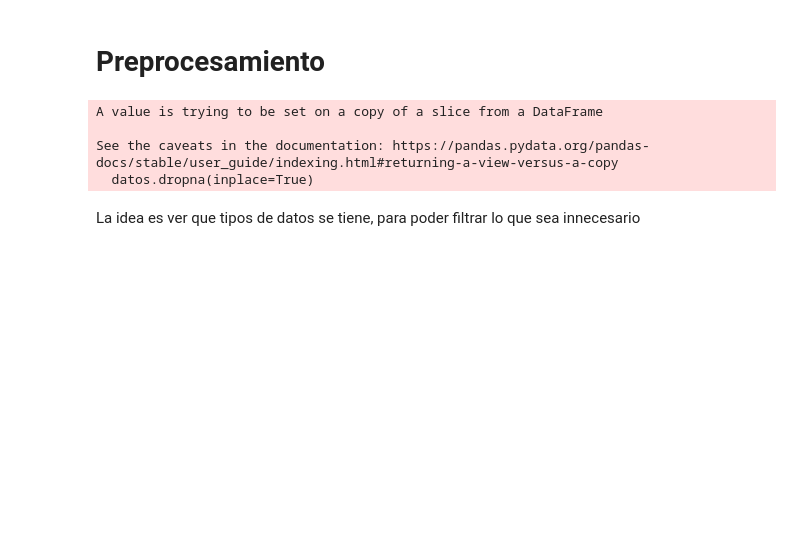
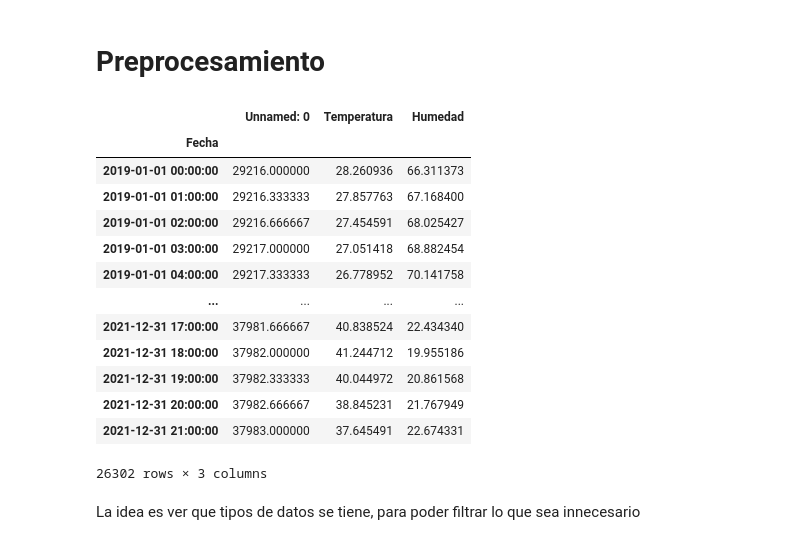
Before and after one commit to neekBruh/PrimerParcialIA2024, a Jupyter notebook: Grommeck_1P_IA.ipynb, the cells around one changed output. Cells and saved outputs as stored; diff of their text form; code cells hidden in the pictures; blank space fills up the shorter version.

```diff
--- a/Grommeck_1P_IA.ipynb
+++ b/Grommeck_1P_IA.ipynb
@@ -52,18 +68,33 @@ datos
 # %%
 # Convertir la columna 'Fecha' al tipo datetime y establecerla como índice
 datos['Fecha'] = pd.to_datetime(datos['Fecha'])
 datos.set_index('Fecha', inplace=True)
+
+#interpolar para obtener valores hora a hora (esta cada 3 horas nomas el source)
+datos = datos.resample('H').interpolate()
 
 # Filtrar datos a partir de 2019
 datos = datos[datos.index.year >= 2019]
 
 # Eliminar filas con valores faltantes
 datos.dropna(inplace=True)
+
+datos
 # %% [output]
+|  | Unnamed: 0 | Temperatura | Humedad |
+| Fecha |  |  |  |
+| 2019-01-01 00:00:00 | 29216.000000 | 28.260936 | 66.311373 |
+| 2019-01-01 01:00:00 | 29216.333333 | 27.857763 | 67.168400 |
+| 2019-01-01 02:00:00 | 29216.666667 | 27.454591 | 68.025427 |
+| 2019-01-01 03:00:00 | 29217.000000 | 27.051418 | 68.882454 |
+| 2019-01-01 04:00:00 | 29217.333333 | 26.778952 | 70.141758 |
+| ... | ... | ... | ... |
+| 2021-12-31 17:00:00 | 37981.666667 | 40.838524 | 22.434340 |
+| 2021-12-31 18:00:00 | 37982.000000 | 41.244712 | 19.955186 |
+| 2021-12-31 19:00:00 | 37982.333333 | 40.044972 | 20.861568 |
+| 2021-12-31 20:00:00 | 37982.666667 | 38.845231 | 21.767949 |
+| 2021-12-31 21:00:00 | 37983.000000 | 37.645491 | 22.674331 |
-A value is trying to be set on a copy of a slice from a DataFrame
-
-See the caveats in the documentation: https://pandas.pydata.org/pandas-docs/stable/user_guide/indexing.html#returning-a-view-versus-a-copy
-  datos.dropna(inplace=True)
+26302 rows × 3 columns
 # %% [markdown]
 La idea es ver que tipos de datos se tiene, para poder filtrar lo que sea innecesario
 # %%
```
Also changed, not shown: parts of 15 cells of this notebook.
